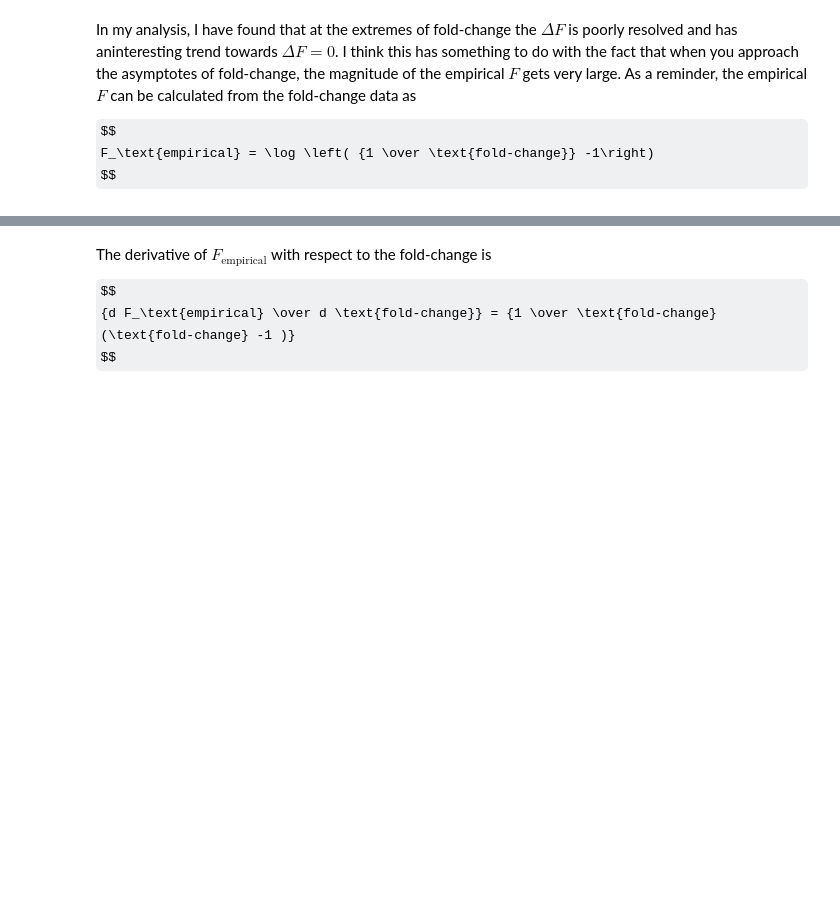
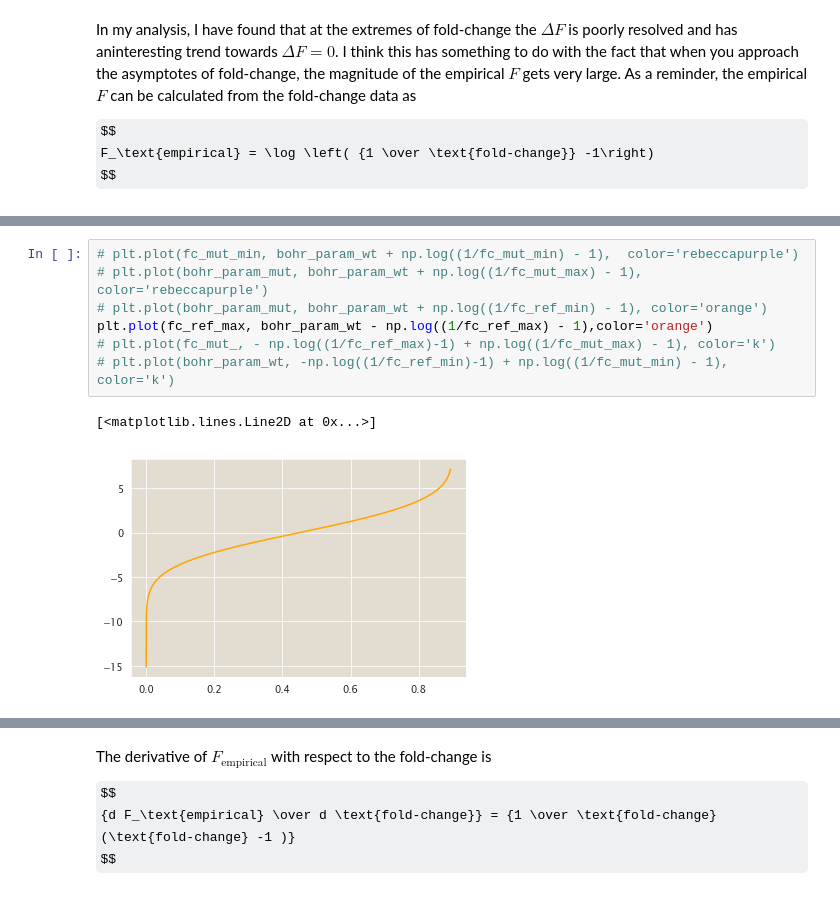
Before and after one commit to RPGroup-PBoC/mwc_mutants, a Jupyter notebook: code/analysis/Exploring_fc_error.ipynb, the cells around one changed output, grey strips where cells are left out. Cells and saved outputs as stored; diff of their text form; some formulas as TeX source; blank space fills up the shorter version.

```diff
--- a/code/analysis/Untitled.ipynb
+++ b/code/analysis/Exploring_fc_error.ipynb
@@ -40,0 +46,10 @@ Text(0, 0.5, 'fold-change')
+# %%
+# plt.plot(fc_mut_min, bohr_param_wt + np.log((1/fc_mut_min) - 1),  color='rebeccapurple')
+# plt.plot(bohr_param_mut, bohr_param_wt + np.log((1/fc_mut_max) - 1), color='rebeccapurple')
+# plt.plot(bohr_param_mut, bohr_param_wt + np.log((1/fc_ref_min) - 1), color='orange')
+plt.plot(fc_ref_max, bohr_param_wt - np.log((1/fc_ref_max) - 1),color='orange')
+# plt.plot(fc_mut_, - np.log((1/fc_ref_max)-1) + np.log((1/fc_mut_max) - 1), color='k')
+# plt.plot(bohr_param_wt, -np.log((1/fc_ref_min)-1) + np.log((1/fc_mut_min) - 1), color='k')
+# %% [output]
+[<matplotlib.lines.Line2D at 0x...>]
+[figure, added]
```
Also changed, not shown: parts of 6 cells of this notebook, 11 other files.
